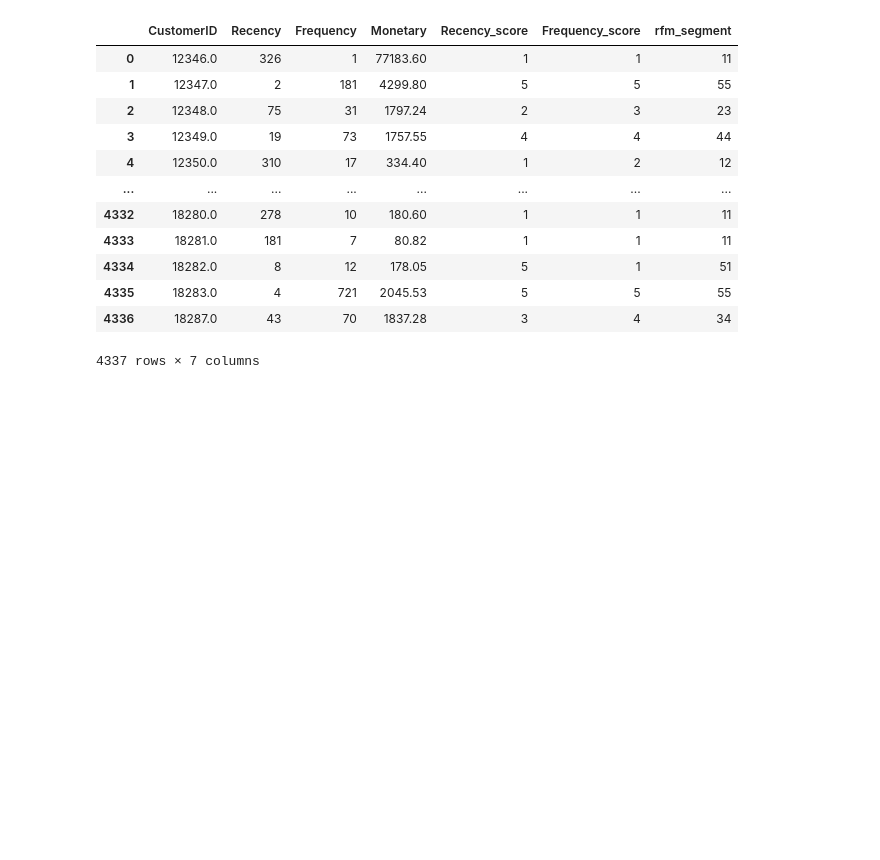
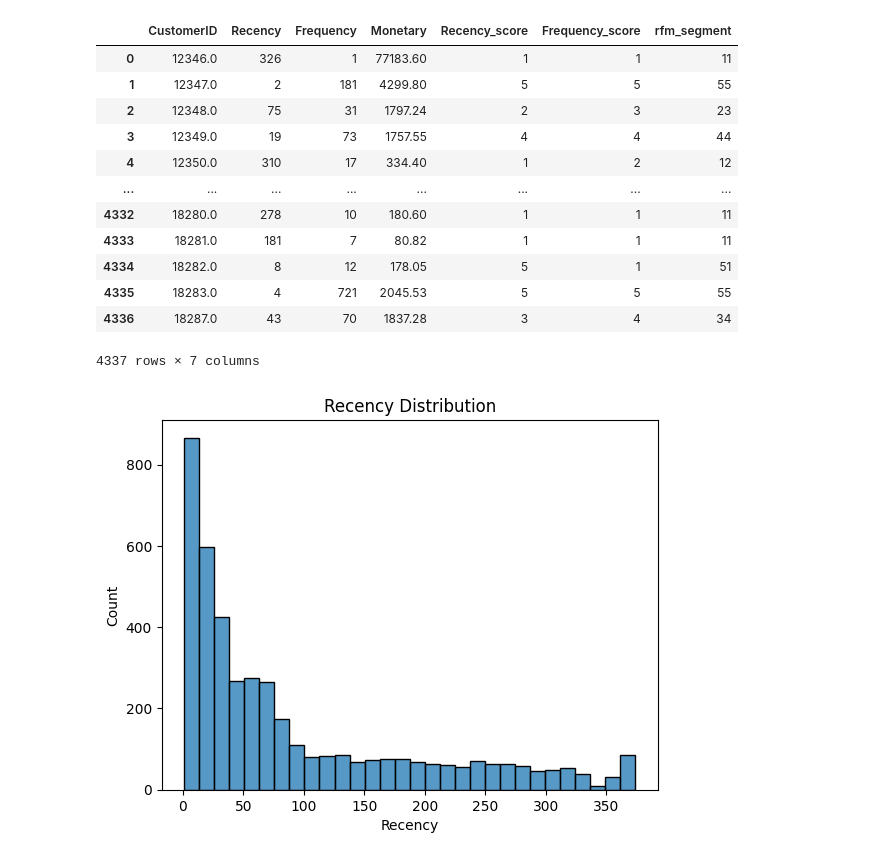
Before and after one commit to MiguelCrispim911/Proyecto-Segmentacion-RFM, a Jupyter notebook: notebooks/analisis.ipynb, the cells around one changed output. Cells and saved outputs as stored; diff of their text form; code cells hidden in the pictures; blank space fills up the shorter version.

```diff
--- a/notebooks/analisis.ipynb
+++ b/notebooks/analisis.ipynb
@@ -167,3 +167,16 @@ rfm
 | 4335 | 18283.0 | 4 | 721 | 2045.53 | 5 | 5 | 55 |
 | 4336 | 18287.0 | 43 | 70 | 1837.28 | 3 | 4 | 34 |
 4337 rows × 7 columns
+# %%
+import seaborn as sns
+import matplotlib.pyplot as plt
+#Elimina avisos de advertencia de pandas y seaborn
+from warnings import simplefilter
+simplefilter(action='ignore', category=FutureWarning)
+
+# Distribucion de Recency
+sns.histplot(data = rfm, x = 'Recency', bins = 30)
+plt.title('Recency Distribution')
+plt.show()
+# %% [output]
+[figure, added]
```
Also changed, not shown: parts of 13 cells of this notebook, 1 other file.
